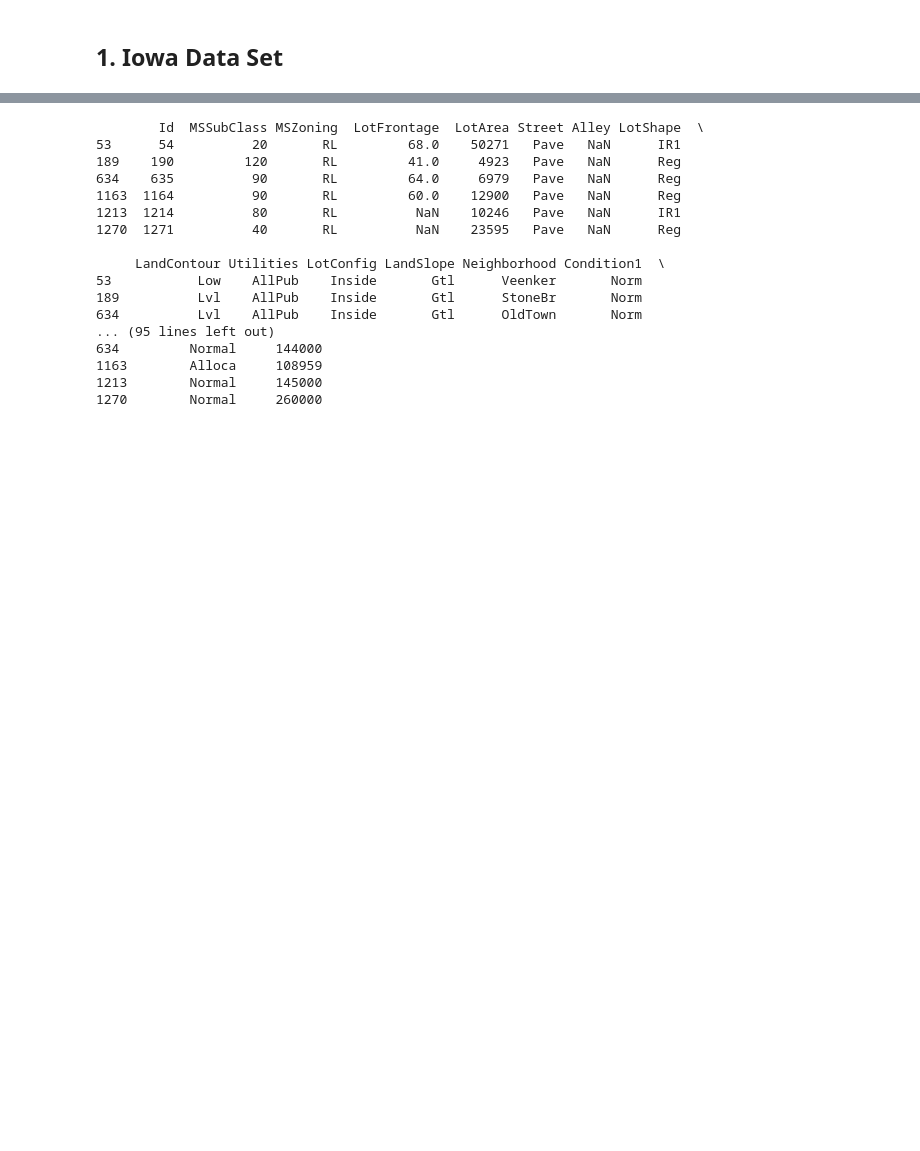
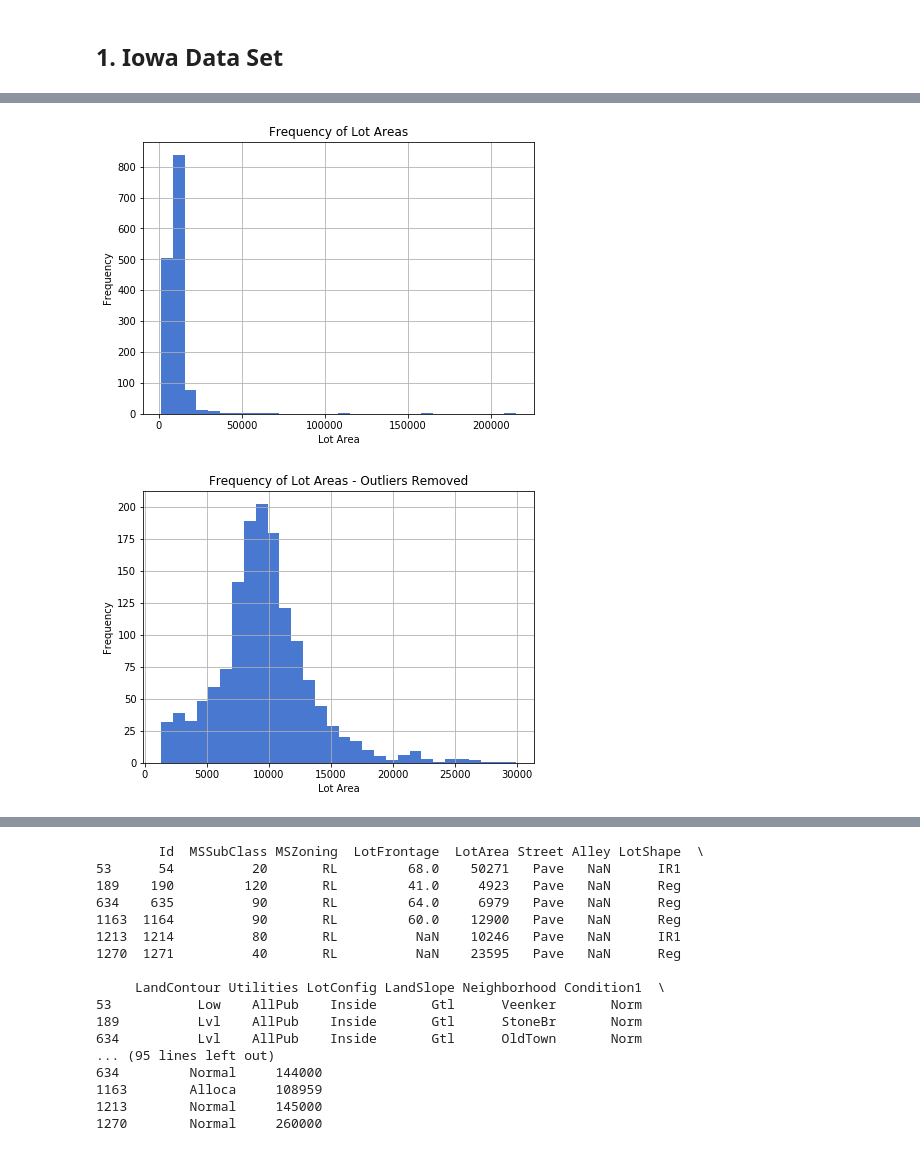
Before and after one commit to mpaluta/House_Price, a Jupyter notebook: final_WIP.ipynb, the cells around one changed output, grey strips where cells are left out. Cells and saved outputs as stored; diff of their text form; code cells hidden in the pictures; blank space fills up the shorter version.

```diff
--- a/final_WIP.ipynb
+++ b/final_WIP.ipynb
@@ -42,0 +43,21 @@ N/A
+# %%
+# Histogram shows significant outliers
+plt.figure(figsize=(7,5))
+df_iowa.LotArea.hist(bins=30)
+plt.ylabel('Frequency')
+plt.xlabel('Lot Area')
+plt.title('Frequency of Lot Areas')
+
+# Histogram removing outliers (defined as 2 standard deviations above the mean) tells us much more
+max_size = (np.std(df_iowa['LotArea'])*2 + np.mean(df_iowa['LotArea']))
+plt.figure(figsize=(7,5))
+df_iowa.LotArea[df_iowa.LotArea < max_size].hist(bins=30)
+plt.ylabel('Frequency')
+plt.xlabel('Lot Area')
+plt.title('Frequency of Lot Areas - Outliers Removed')
+plt.show()
+
+# There are no missing or mixed type values.
+# %% [output]
+[figure, added]
+[figure, added]
```
Also changed, not shown: parts of 20 cells of this notebook, 1 other file.
